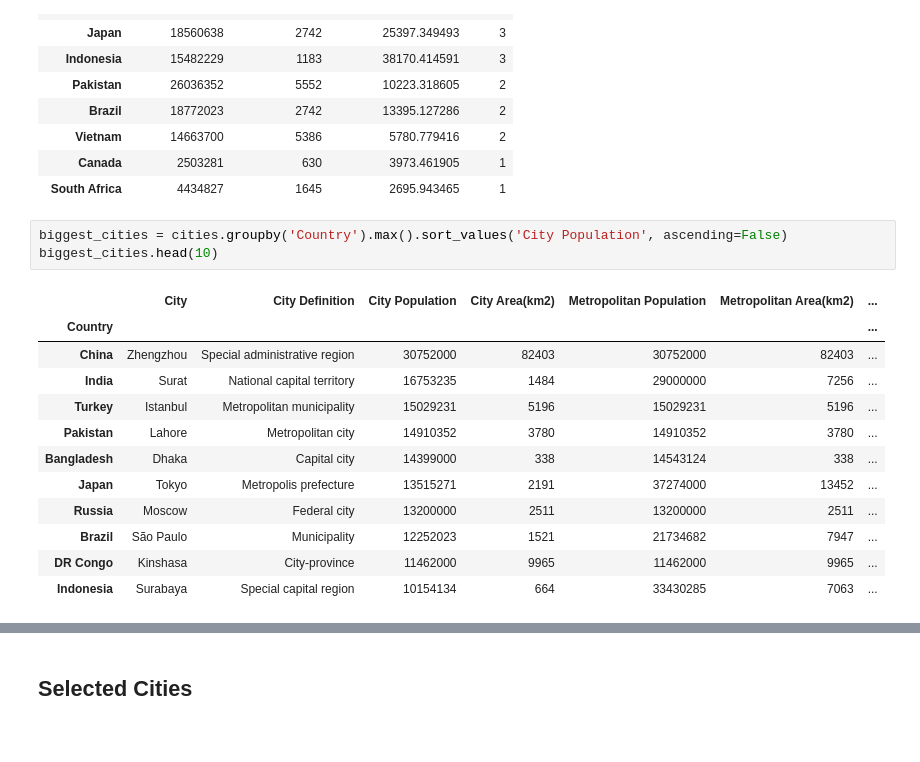
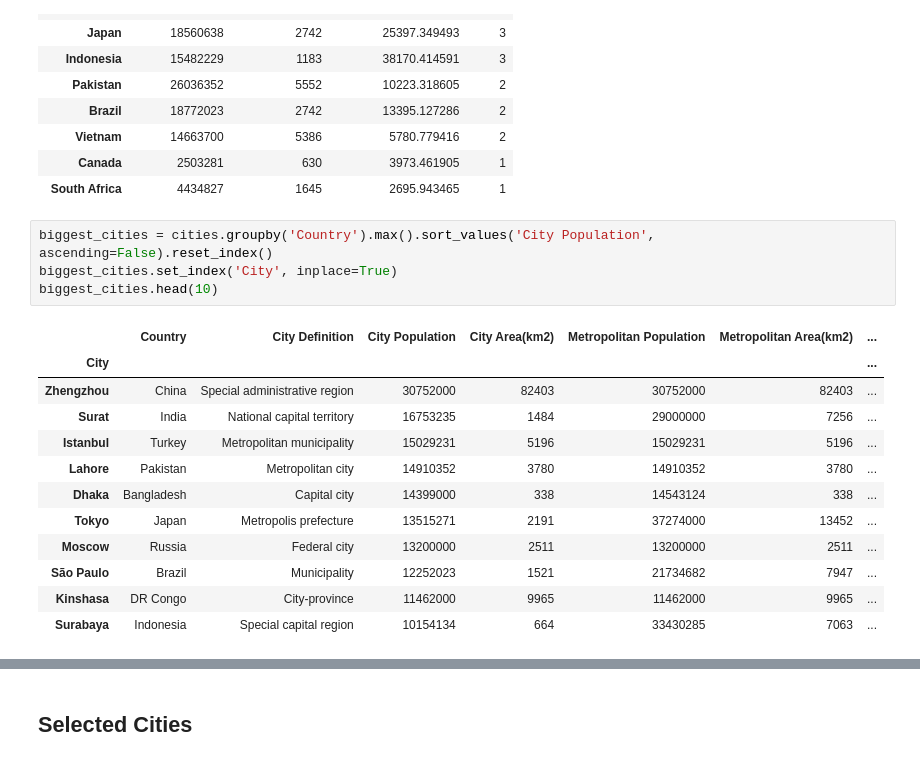
Before and after one commit to thiagobodruk/Coursera_Capstone, a Jupyter notebook: covid-19.ipynb, the cells around one changed output, grey strips where cells are left out. Saved outputs shown, nothing was run; the diff lists cells and outputs as text.

```diff
--- a/covid-19.ipynb
+++ b/covid-19.ipynb
@@ -118,20 +119,21 @@ countries.head(10)
 | Canada | 2503281 | 630 | 3973.461905 | 1 |
 | South Africa | 4434827 | 1645 | 2695.943465 | 1 |
 # %%
-biggest_cities = cities.groupby('Country').max().sort_values('City Population', ascending=False)
+biggest_cities = cities.groupby('Country').max().sort_values('City Population', ascending=False).reset_index()
+biggest_cities.set_index('City', inplace=True)
 biggest_cities.head(10)
 # %% [output]
-|  | City | City Definition | City Population | City Area(km2) | Metropolitan Population | Metropolitan Area(km2) | ... |
-| Country |  |  |  |  |  |  | ... |
-| China | Zhengzhou | Special administrative region | 30752000 | 82403 | 30752000 | 82403 | ... |
-| India | Surat | National capital territory | 16753235 | 1484 | 29000000 | 7256 | ... |
-| Turkey | Istanbul | Metropolitan municipality | 15029231 | 5196 | 15029231 | 5196 | ... |
-| Pakistan | Lahore | Metropolitan city | 14910352 | 3780 | 14910352 | 3780 | ... |
-| Bangladesh | Dhaka | Capital city | 14399000 | 338 | 14543124 | 338 | ... |
-| Japan | Tokyo | Metropolis prefecture | 13515271 | 2191 | 37274000 | 13452 | ... |
-| Russia | Moscow | Federal city | 13200000 | 2511 | 13200000 | 2511 | ... |
-| Brazil | São Paulo | Municipality | 12252023 | 1521 | 21734682 | 7947 | ... |
-| DR Congo | Kinshasa | City-province | 11462000 | 9965 | 11462000 | 9965 | ... |
-| Indonesia | Surabaya | Special capital region | 10154134 | 664 | 33430285 | 7063 | ... |
+|  | Country | City Definition | City Population | City Area(km2) | Metropolitan Population | Metropolitan Area(km2) | ... |
+| City |  |  |  |  |  |  | ... |
+| Zhengzhou | China | Special administrative region | 30752000 | 82403 | 30752000 | 82403 | ... |
+| Surat | India | National capital territory | 16753235 | 1484 | 29000000 | 7256 | ... |
+| Istanbul | Turkey | Metropolitan municipality | 15029231 | 5196 | 15029231 | 5196 | ... |
+| Lahore | Pakistan | Metropolitan city | 14910352 | 3780 | 14910352 | 3780 | ... |
+| Dhaka | Bangladesh | Capital city | 14399000 | 338 | 14543124 | 338 | ... |
+| Tokyo | Japan | Metropolis prefecture | 13515271 | 2191 | 37274000 | 13452 | ... |
+| Moscow | Russia | Federal city | 13200000 | 2511 | 13200000 | 2511 | ... |
+| São Paulo | Brazil | Municipality | 12252023 | 1521 | 21734682 | 7947 | ... |
+| Kinshasa | DR Congo | City-province | 11462000 | 9965 | 11462000 | 9965 | ... |
+| Surabaya | Indonesia | Special capital region | 10154134 | 664 | 33430285 | 7063 | ... |
 # %%
 fig, ax = plt.subplots(figsize=(16, 8))
```
Also changed, not shown: parts of 34 cells of this notebook.
